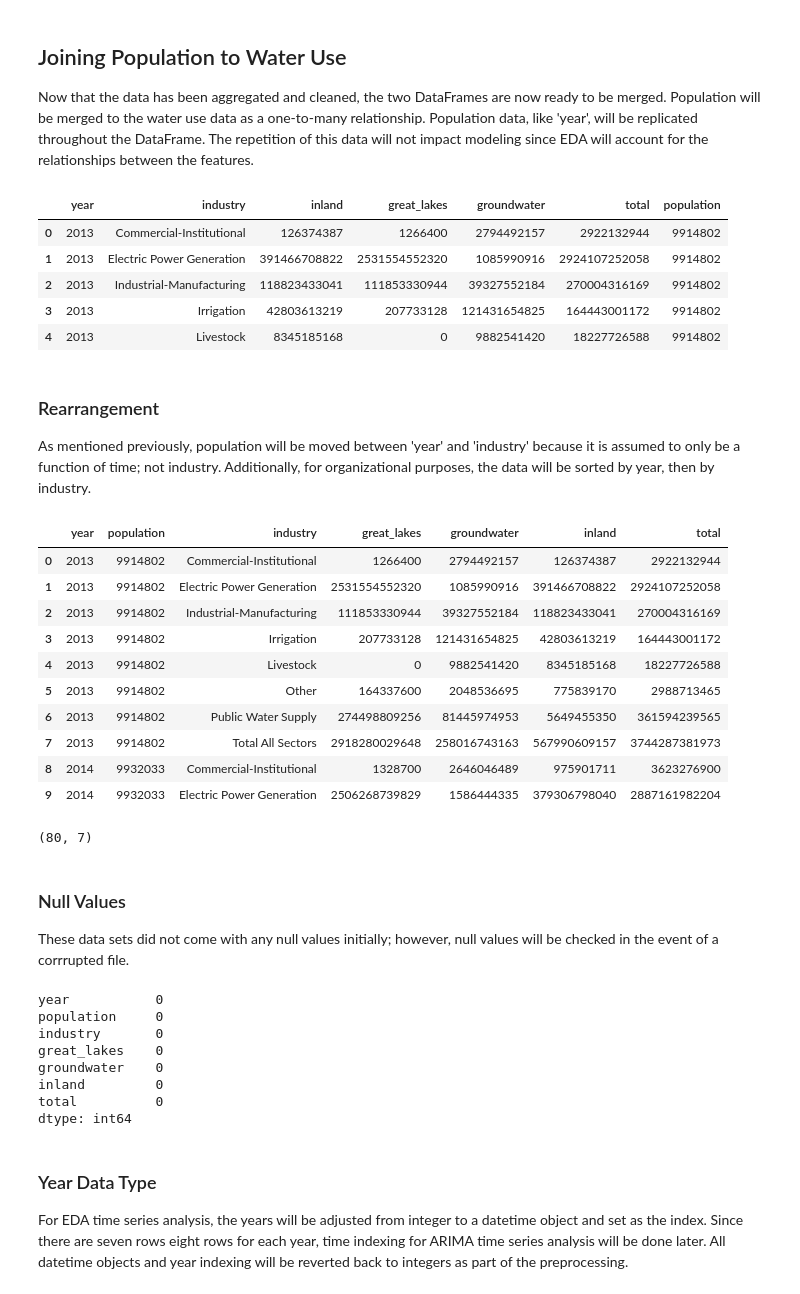
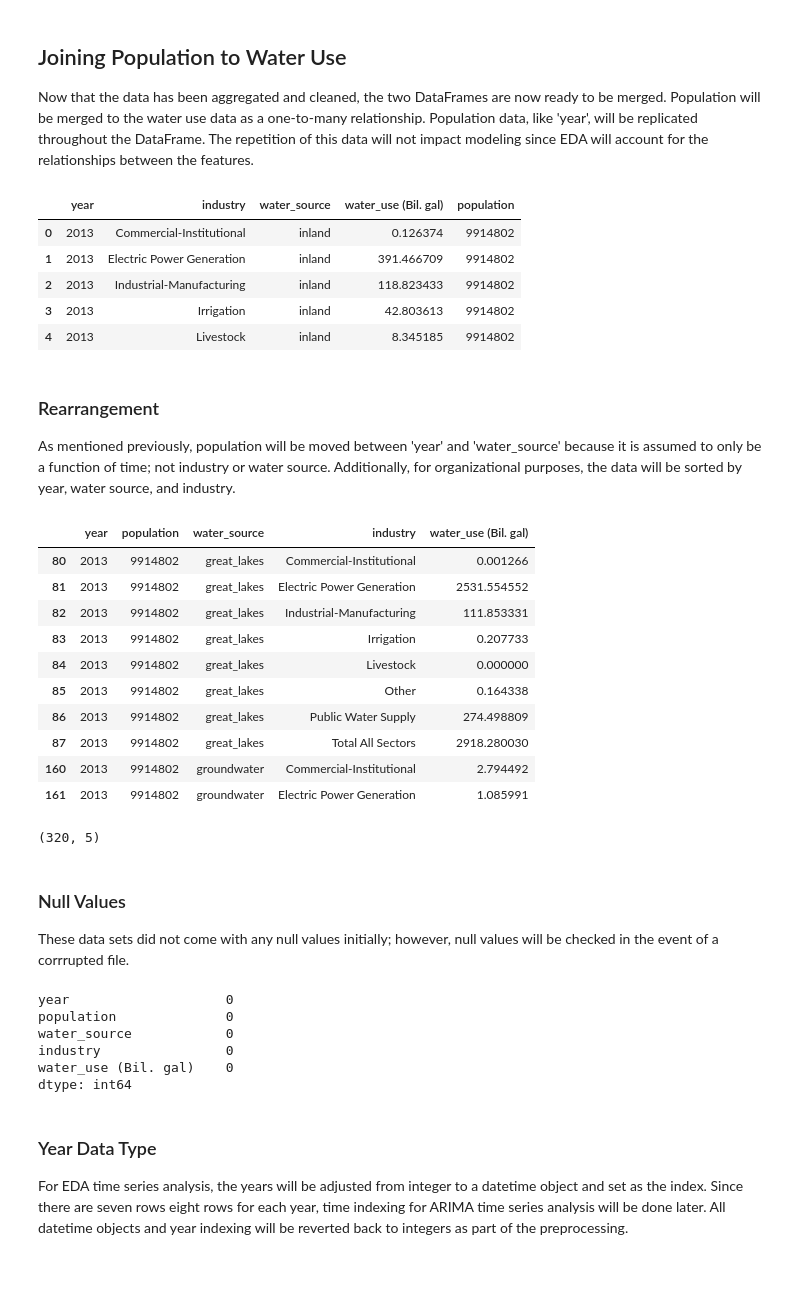
Before and after one commit to jpjavier23/michigan_water_use, a Jupyter notebook: michigan_water_use.ipynb, the cells around one changed output. Cells and saved outputs as stored; diff of their text form; code cells hidden in the pictures.

```diff
--- a/michigan_water_use.ipynb
+++ b/michigan_water_use.ipynb
@@ -297,0 +312,3 @@ df4.shape
+# %%
+df7 = df6.drop(columns = 'gallons')
+df7.head()
@@ -300,55 +328,53 @@ df4.shape
 
 Now that the data has been aggregated and cleaned, the two DataFrames are now ready to be merged. Population will be merged to the water use data as a one-to-many relationship. Population data, like 'year', will be replicated throughout the DataFrame. The repetition of this data will not impact modeling since EDA will account for the relationships between the features.
 # %%
-df5 = df4.merge(popdf, how = 'left', on = 'year')
-df5.head()
+df8 = df7.merge(popdf, how = 'left', on = 'year')
+df8.head()
 # %% [output]
-|  | year | industry | inland | great_lakes | groundwater | total | population |
-| 0 | 2013 | Commercial-Institutional | 126374387 | 1266400 | 2794492157 | 2922132944 | 9914802 |
-| 1 | 2013 | Electric Power Generation | 391466708822 | 2531554552320 | 1085990916 | 2924107252058 | 9914802 |
-| 2 | 2013 | Industrial-Manufacturing | 118823433041 | 111853330944 | 39327552184 | 270004316169 | 9914802 |
-| 3 | 2013 | Irrigation | 42803613219 | 207733128 | 121431654825 | 164443001172 | 9914802 |
-| 4 | 2013 | Livestock | 8345185168 | 0 | 9882541420 | 18227726588 | 9914802 |
+|  | year | industry | water_source | water_use (Bil. gal) | population |
+| 0 | 2013 | Commercial-Institutional | inland | 0.126374 | 9914802 |
+| 1 | 2013 | Electric Power Generation | inland | 391.466709 | 9914802 |
+| 2 | 2013 | Industrial-Manufacturing | inland | 118.823433 | 9914802 |
+| 3 | 2013 | Irrigation | inland | 42.803613 | 9914802 |
+| 4 | 2013 | Livestock | inland | 8.345185 | 9914802 |
 # %% [markdown]
 ### Rearrangement
 
-As mentioned previously, population will be moved between 'year' and 'industry' because it is assumed to only be a function of time; not industry. Additionally, for organizational purposes, the data will be sorted by year, then by industry.
+As mentioned previously, population will be moved between 'year' and 'water_source' because it is assumed to only be a function of time; not industry or water source. Additionally, for organizational purposes, the data will be sorted by year, water source, and industry.
 # %%
-df6_col = ['year', 'population', 'industry', 'great_lakes', 'groundwater', 'inland', 'total']
+df9_col = ['year', 'population', 'water_source', 'industry', 'water_use (Bil. gal)']
 # %%
-df6 = df5[df6_col].sort_values(['year', 'industry'])
+df9 = df8[df9_col].sort_values(['year', 'water_source', 'industry'])
 # %%
-df6.head(10)
+df9.head(10)
 # %% [output]
-|  | year | population | industry | great_lakes | groundwater | inland | total |
-| 0 | 2013 | 9914802 | Commercial-Institutional | 1266400 | 2794492157 | 126374387 | 2922132944 |
-| 1 | 2013 | 9914802 | Electric Power Generation | 2531554552320 | 1085990916 | 391466708822 | 2924107252058 |
-| 2 | 2013 | 9914802 | Industrial-Manufacturing | 111853330944 | 39327552184 | 118823433041 | 270004316169 |
-| 3 | 2013 | 9914802 | Irrigation | 207733128 | 121431654825 | 42803613219 | 164443001172 |
-| 4 | 2013 | 9914802 | Livestock | 0 | 9882541420 | 8345185168 | 18227726588 |
-| 5 | 2013 | 9914802 | Other | 164337600 | 2048536695 | 775839170 | 2988713465 |
-| 6 | 2013 | 9914802 | Public Water Supply | 274498809256 | 81445974953 | 5649455350 | 361594239565 |
-| 7 | 2013 | 9914802 | Total All Sectors | 2918280029648 | 258016743163 | 567990609157 | 3744287381973 |
-| 8 | 2014 | 9932033 | Commercial-Institutional | 1328700 | 2646046489 | 975901711 | 3623276900 |
-| 9 | 2014 | 9932033 | Electric Power Generation | 2506268739829 | 1586444335 | 379306798040 | 2887161982204 |
+|  | year | population | water_source | industry | water_use (Bil. gal) |
+| 80 | 2013 | 9914802 | great_lakes | Commercial-Institutional | 0.001266 |
+| 81 | 2013 | 9914802 | great_lakes | Electric Power Generation | 2531.554552 |
+| 82 | 2013 | 9914802 | great_lakes | Industrial-Manufacturing | 111.853331 |
+| 83 | 2013 | 9914802 | great_lakes | Irrigation | 0.207733 |
+| 84 | 2013 | 9914802 | great_lakes | Livestock | 0.000000 |
+| 85 | 2013 | 9914802 | great_lakes | Other | 0.164338 |
+| 86 | 2013 | 9914802 | great_lakes | Public Water Supply | 274.498809 |
+| 87 | 2013 | 9914802 | great_lakes | Total All Sectors | 2918.280030 |
+| 160 | 2013 | 9914802 | groundwater | Commercial-Institutional | 2.794492 |
+| 161 | 2013 | 9914802 | groundwater | Electric Power Generation | 1.085991 |
 # %%
-df6.shape
+df9.shape
 # %% [output]
-(80, 7)
+(320, 5)
 # %% [markdown]
 ### Null Values
 
 These data sets did not come with any null values initially; however, null values will be checked in the event of a corrrupted file.
 # %%
-df6.isna().sum()
+df9.isna().sum()
 # %% [output]
-year           0
-population     0
-industry       0
-great_lakes    0
-groundwater    0
-inland         0
-total          0
+year                    0
+population              0
+water_source            0
+industry                0
+water_use (Bil. gal)    0
 dtype: int64
 # %% [markdown]
 ### Year Data Type
```
Also changed, not shown: parts of 20 cells of this notebook, 1 other file.
